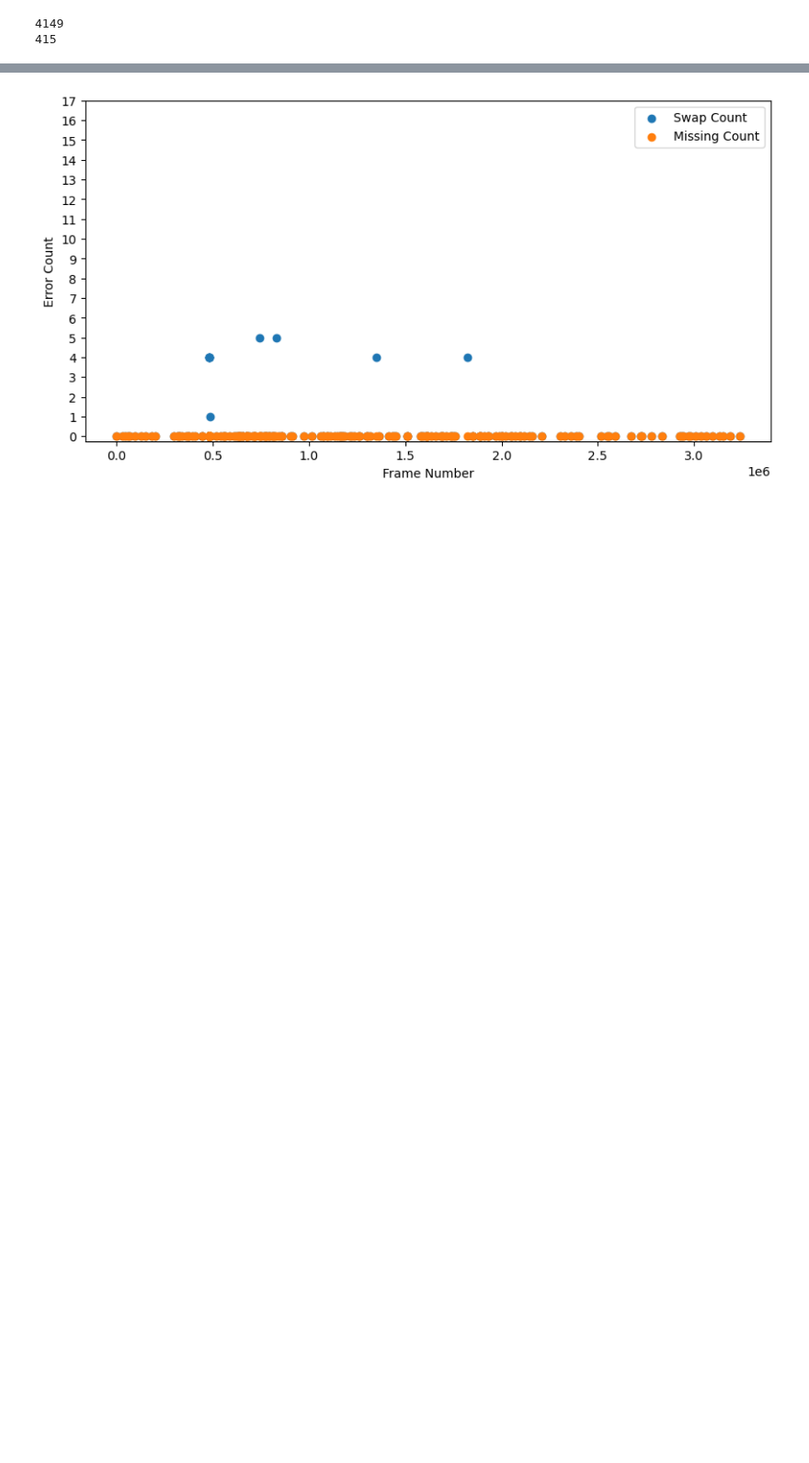
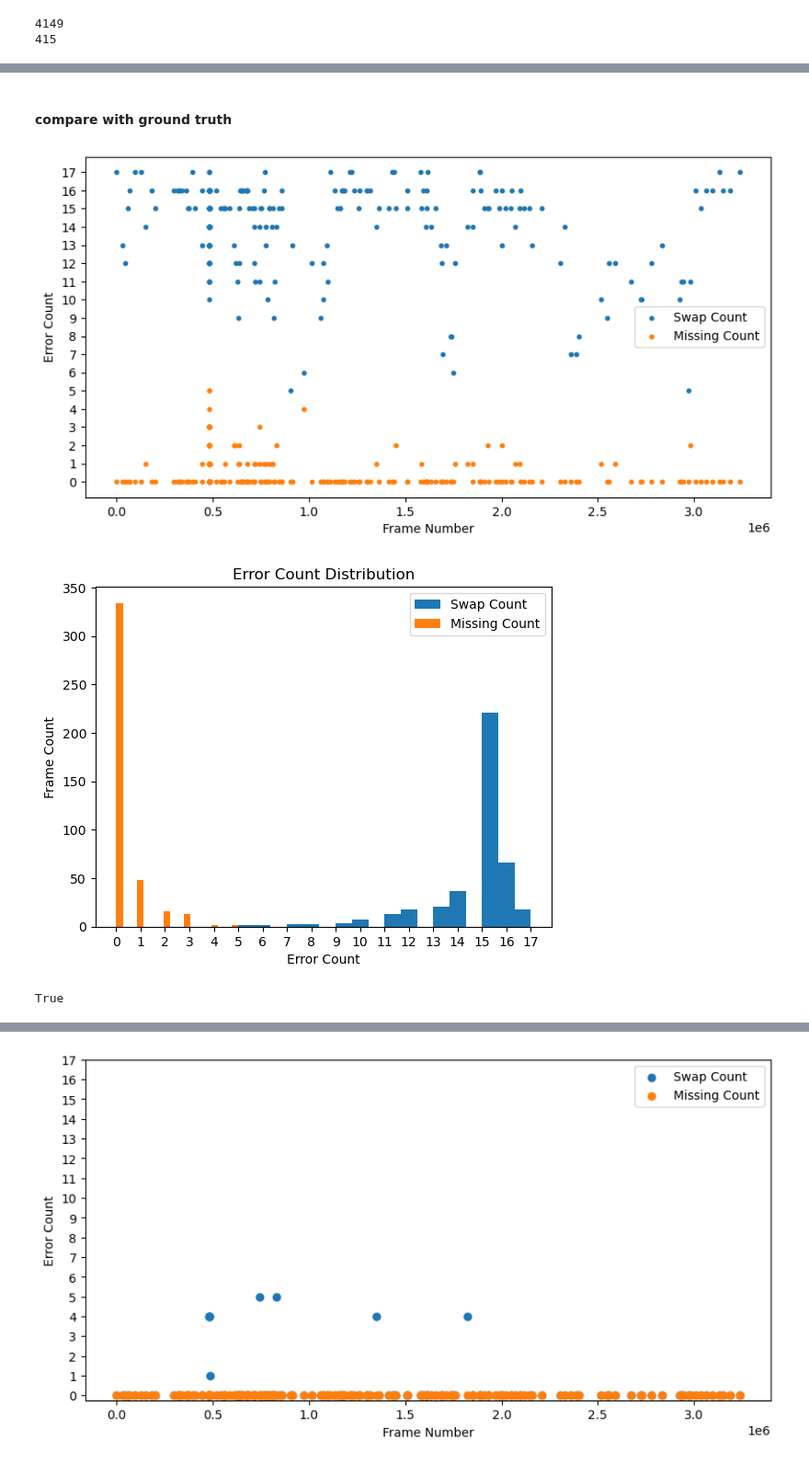
Before and after one commit to mingxiaowei/jelly-sleap, a Jupyter notebook: sleap/jelly/notebook/error_profiling_multi.ipynb, the cells around one changed output, grey strips where cells are left out. Shown at 92% size. Drawn from its saved outputs; the diff is of its cells as text; code cells hidden in the pictures; blank space fills up the shorter version.

```diff
--- a/sleap/jelly/notebook/error_profiling_multi.ipynb
+++ b/sleap/jelly/notebook/error_profiling_multi.ipynb
@@ -198,15 +174,21 @@ NameError: name 'test_lbfs' is not defined
+# %% [markdown]
+#### compare with ground truth
 # %%
-def eval_discrete_points(tracked_points, frame_indices,
-                         binarize=True,
-                         method='nn',
-                         count_missing=True,
-                         polygon_constructor=poly_4):
-
+def compare_with_gt(predicted_points, labeled_points, frame_indices, dist_thresh=10):
+    assert predicted_points.shape == labeled_points.shape, f'predicted_points.shape: {predicted_points.shape}, labeled_points.shape: {labeled_points.shape}'
     swap_cnt_lst = []
     missing_cnt_lst = []
-    for i in tqdm(range(len(tracked_points))):
-        swap_cnt, missing_cnt = get_err_count(tracked_points[i],
-                                                count_missing=count_missing, method=method, binarize=binarize, polygon_constructor=polygon_constructor)
+    frame_cnt, tb_cnt = predicted_points.shape[:2]
+    for i in range(frame_cnt):
+        swap_cnt = 0
+        missing_cnt = 0
+        for j in range(tb_cnt):
+            x, y = predicted_points[i, j]
+            x_gt, y_gt = labeled_points[i, j]
+            if np.isnan(x) or np.isnan(y) or x + y == 0:
+                missing_cnt += 1
+            elif np.hypot(x - x_gt, y - y_gt) > dist_thresh:
+                swap_cnt += 1
         swap_cnt_lst.append(swap_cnt)
         missing_cnt_lst.append(missing_cnt)
 
@@ -216,16 +198,18 @@ def eval_discrete_points(tracked_points, frame_indices,
     plt.legend()
     plt.xlabel('Frame Number')
     plt.ylabel('Error Count')
-    plt.yticks(range(18))
+    plt.yticks(range(tb_cnt + 1))
     plt.show()
 
-    plt.hist(swap_cnt_lst, label='Swap Count', bins=18)
-    plt.hist(missing_cnt_lst, label='Missing Count', bins=18)
-    plt.legend()
-    plt.xlabel('Error Count')
-    plt.ylabel('Frame Count')
-    plt.xticks(range(18))
-    plt.title('Error Count Distribution')
-    plt.show()
+    plot_error_count_distribution(swap_cnt_lst, missing_cnt_lst, tb_cnt=tb_cnt)
 
-    return swap_cnt_lst, missing_cnt_lst,filtered_ranges
+    return swap_cnt_lst, missing_cnt_lst
+# %%
+swap_cnt_lst, missing_cnt_lst = compare_with_gt(test_predicted_points, test_labeled_points, test_lbf_indices, dist_thresh=20)
+# %% [output]
+[figure, added]
+[figure, added]
+# %%
+np.all(multi_4k_points[:, 0, :] == 0)
+# %% [output]
+True
```
Also changed, not shown: parts of 17 cells of this notebook, 8 other files.
